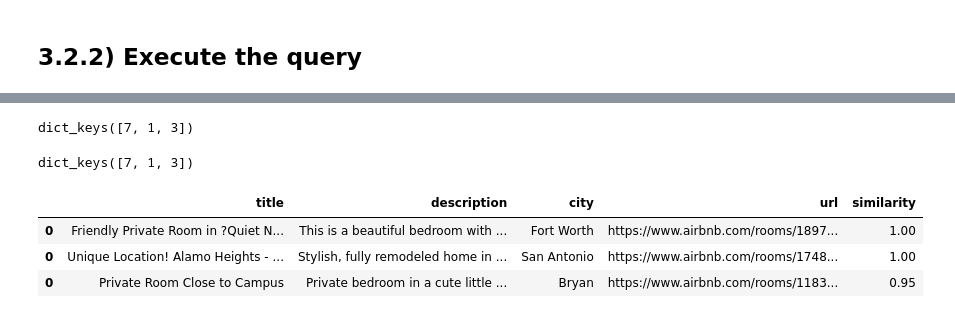
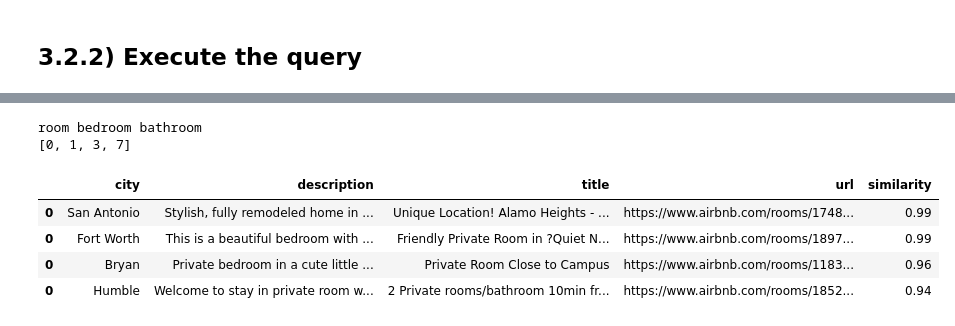
Before and after one commit to DanieleFi/ADMThirdHomework, a Jupyter notebook: ADMThirdHomework-Coding just on sample.ipynb, the cells around one changed output, grey strips where cells are left out. Cells and saved outputs as stored; diff of their text form; code cells hidden in the pictures.

```diff
--- a/ADMThirdHomework-Coding just on sample.ipynb
+++ b/ADMThirdHomework-Coding just on sample.ipynb
@@ -1155,9 +1107,0 @@ wanted_doc_ids
-# %%
-result_set=wanted_doc_ids.keys()
-result_set
-# %% [output]
-dict_keys([7, 1, 3])
-# %%
-result_set
-# %% [output]
-dict_keys([7, 1, 3])
@@ -1174,7 +1108,10 @@ df['similarity']=wanted_doc_ids.values()
-# %%
-df[['title','description','city','url','similarity']]
-# %% [output]
-|  | title | description | city | url | similarity |
-| 0 | Friendly Private Room in ?Quiet N... | This is a beautiful bedroom with ... | Fort Worth | https://www.airbnb.com/rooms/1897... | 1.00 |
-| 0 | Unique Location! Alamo Heights - ... | Stylish, fully remodeled home in ... | San Antonio | https://www.airbnb.com/rooms/1748... | 1.00 |
-| 0 | Private Room Close to Campus | Private bedroom in a cute little ... | Bryan | https://www.airbnb.com/rooms/1183... | 0.95 |
+# %%
+search_engine(4)
+# %% [output]
+room bedroom bathroom
+[0, 1, 3, 7]
+|  | city | description | title | url | similarity |
+| 0 | San Antonio | Stylish, fully remodeled home in ... | Unique Location! Alamo Heights - ... | https://www.airbnb.com/rooms/1748... | 0.99 |
+| 0 | Fort Worth | This is a beautiful bedroom with ... | Friendly Private Room in ?Quiet N... | https://www.airbnb.com/rooms/1897... | 0.99 |
+| 0 | Bryan | Private bedroom in a cute little ... | Private Room Close to Campus | https://www.airbnb.com/rooms/1183... | 0.96 |
+| 0 | Humble | Welcome to stay in private room w... | 2 Private rooms/bathroom 10min fr... | https://www.airbnb.com/rooms/1852... | 0.94 |
```
Also changed, not shown: parts of 30 cells of this notebook.
